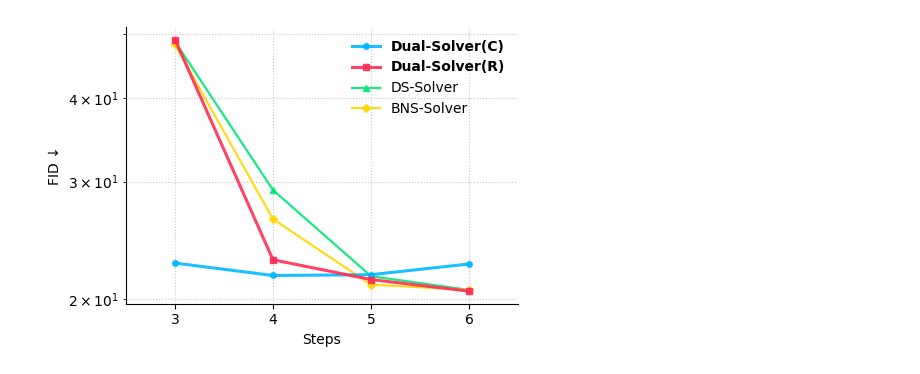
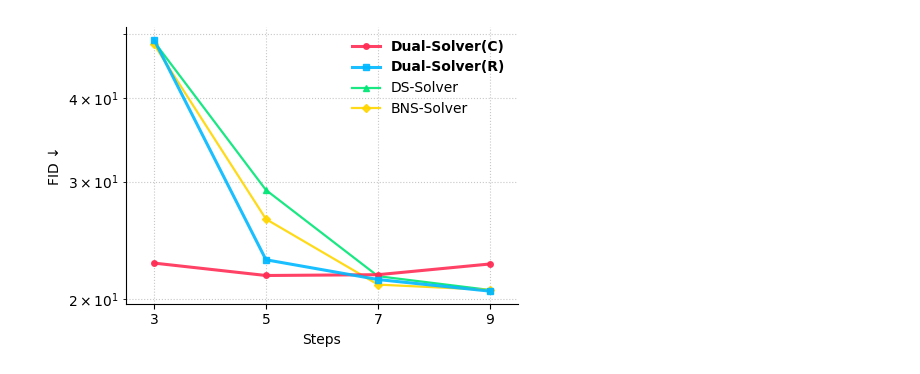
Before and after one commit to scpark20/logpx_samplers, a Jupyter notebook: paper/FID_CLIP/sana_fid.ipynb, the cells around one changed output. Drawn from its saved outputs; the diff is of its cells as text; code cells hidden in the pictures.

```diff
--- a/paper/FID_CLIP/sana_fid.ipynb
+++ b/paper/FID_CLIP/sana_fid.ipynb
@@ -70,7 +5,7 @@ plt.show()
 import matplotlib.pyplot as plt
 import numpy as np
 
-steps = np.array([3, 4, 5, 6])
+steps = np.array([3, 5, 7, 9])
 results = {
     "Dual-Solver(C)": np.array([22.66, 21.71, 21.77, 22.59]),
     "Dual-Solver(R)": np.array([48.97, 22.92, 21.41, 20.57]),
@@ -81,8 +16,8 @@ results = {
 }
 
 style = {
-    "Dual-Solver(C)": dict(color="#00B8FF", lw=2.2, ls="-",  marker="o", zorder=3),
-    "Dual-Solver(R)": dict(color="#FF2D55", lw=2.2, ls="-",  marker="s", zorder=3),
+    "Dual-Solver(C)": dict(color="#FF2D55", lw=2.2, ls="-",  marker="o", zorder=3),
+    "Dual-Solver(R)": dict(color="#00B8FF", lw=2.2, ls="-",  marker="s", zorder=3),
     "DS-Solver":      dict(color="#00E676", lw=1.6, ls="-",  marker="^", zorder=2),
     "BNS-Solver":     dict(color="#FFD600", lw=1.6, ls="-",  marker="D", zorder=2),
     "DPM-Solver++":   dict(color="#000000", lw=1.2, ls="--", marker="P", zorder=1),  # black
@@ -90,32 +25,32 @@ style = {
 }
 
 fig, ax = plt.subplots(figsize=(5, 3.5))
 lines = {}
 
 for label, vals in results.items():
     st = style[label]
     (line,) = ax.plot(
         steps, vals,
         label=label, marker=st["marker"], linewidth=st["lw"],
         linestyle=st["ls"], color=st["color"], markersize=4, zorder=st["zorder"], alpha=0.9
     )
     lines[label] = line
 
 ax.set_xlabel("Steps")
 ax.set_ylabel("FID ↓")
 ax.set_xticks(steps)
-ax.set_xlim(2.5, 6.5)
+ax.set_xlim(2.5, 9.5)
 ax.set_yscale("log")
 ax.grid(True, which="both", linestyle=":", linewidth=0.8, alpha=0.7)
 ax.spines["top"].set_visible(False)
 ax.spines["right"].set_visible(False)
 
 leg = ax.legend(handles=[lines[k] for k in results.keys()], frameon=False, loc="upper right")
 for txt in leg.get_texts():
     if txt.get_text().startswith("Dual-Solver"):
         txt.set_fontweight("bold")
 
 fig.tight_layout()
 plt.show()
 # %% [output]
-[figure, old version]
+[figure, new version]
```
Also changed, not shown: parts of 1 cell of this notebook, 32 other files.
